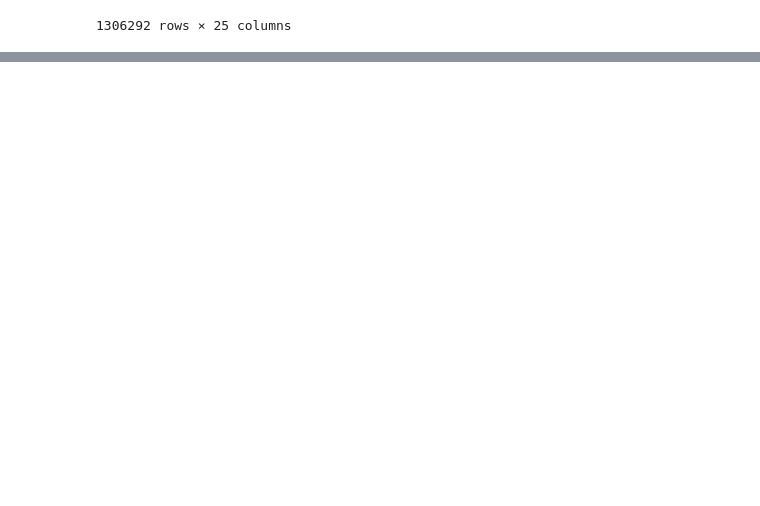
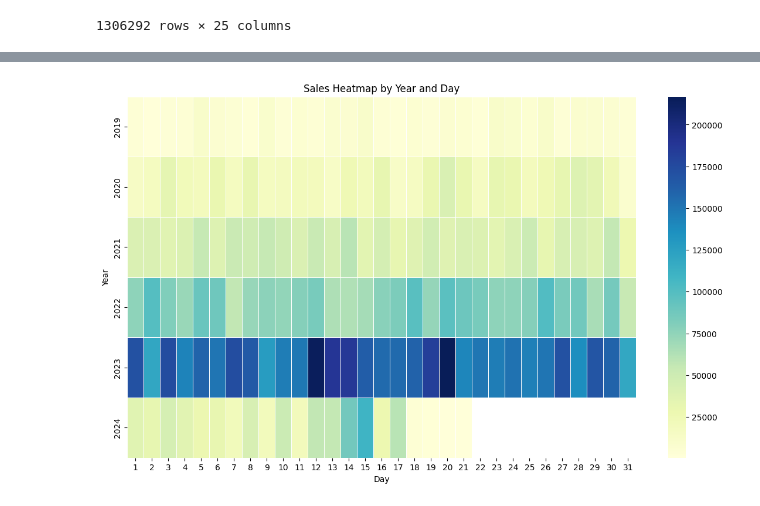
Before and after one commit to Emdeowl/DATA-WOLVES, a Jupyter notebook: Looker DataSet Bigquery/Ecommerce EDA.ipynb, the cells around one changed output, grey strips where cells are left out. Saved outputs shown, nothing was run; the diff lists cells and outputs as text; code cells hidden in the pictures; blank space fills up the shorter version.

```diff
--- a/Looker DataSet Bigquery/Ecommerce EDA.ipynb
+++ b/Looker DataSet Bigquery/Ecommerce EDA.ipynb
@@ -320,0 +345,3 @@ order_items
+# %%
+events_user_order_item = pd.merge(events_user, order_items, on=['user_id', 'product_id'], how='right',suffixes=('_events','_order_item'))
+events_user_order_item
@@ -320,0 +367,4 @@ order_items
+# %%
+# 성공적으로 주문이 된 것들만 보기 위해서 제작
+Complete_event_user_orderItem = events_user_order_item[events_user_order_item['status'] == 'Complete']
+Complete_event_user_orderItem
@@ -320,0 +385,6 @@ order_items
+# %%
+Complete_event_user_orderItem = Complete_event_user_orderItem.assign(created_year_complete = Complete_event_user_orderItem.created_at_order_item.dt.year)
+Complete_event_user_orderItem = Complete_event_user_orderItem.assign(created_month_complete = Complete_event_user_orderItem.created_at_order_item.dt.month)
+Complete_event_user_orderItem = Complete_event_user_orderItem.assign(created_day_complete = Complete_event_user_orderItem.created_at_order_item.dt.day)
+Complete_event_user_orderItem = Complete_event_user_orderItem.assign(created_day_of_week_complete = Complete_event_user_orderItem.created_at_order_item.dt.day_of_week)
+Complete_event_user_orderItem = Complete_event_user_orderItem.assign(created_hour_complete = Complete_event_user_orderItem.created_at_order_item.dt.hour)
@@ -320,0 +450,3 @@ order_items
+# %%
+Product_Men_df= Complete_event_user_orderItem[Complete_event_user_orderItem.department =='Men']
+Product_Men_df['profit'] = Product_Men_df['sale_price'] - Product_Men_df['cost']
@@ -320,0 +459,11 @@ order_items
+# %%
+# 년도,일자별 -> profit으로 봐도 의미 없음.
+pivot_table  = Product_Men_df.groupby(['created_year', 'created_day'])['sale_price'].sum().reset_index().pivot(index='created_year', columns='created_day', values='sale_price')
+plt.figure(figsize=(14, 8))
+sns.heatmap(pivot_table, cmap='YlGnBu', fmt=".1f", linewidths=.5)
+plt.title('Sales Heatmap by Year and Day')
+plt.xlabel('Day')
+plt.ylabel('Year')
+plt.show()
+# %% [output]
+[figure, added]
```
Also changed, not shown: parts of 47 cells of this notebook.
